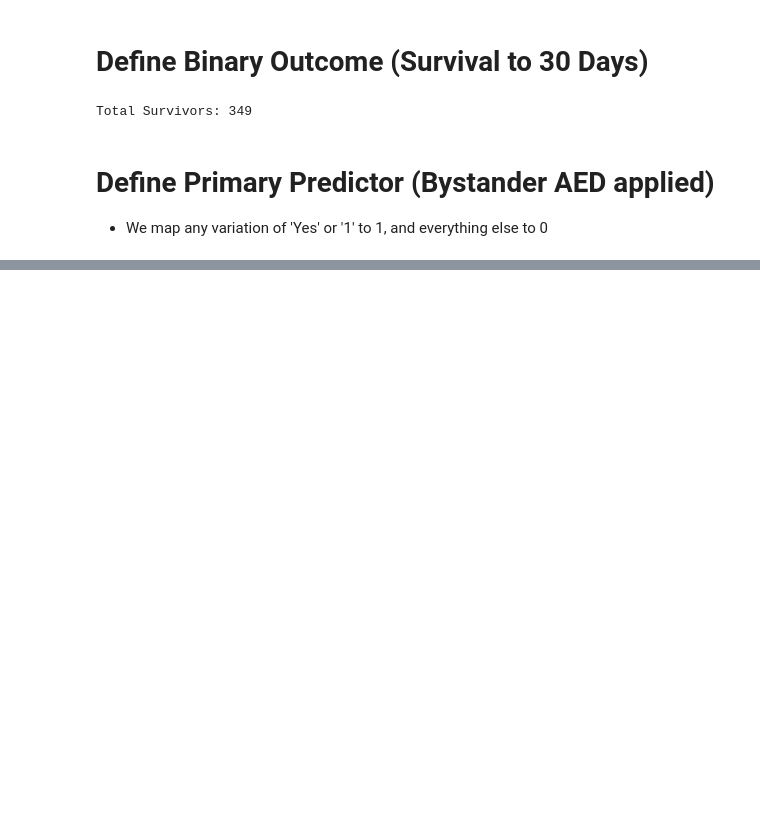
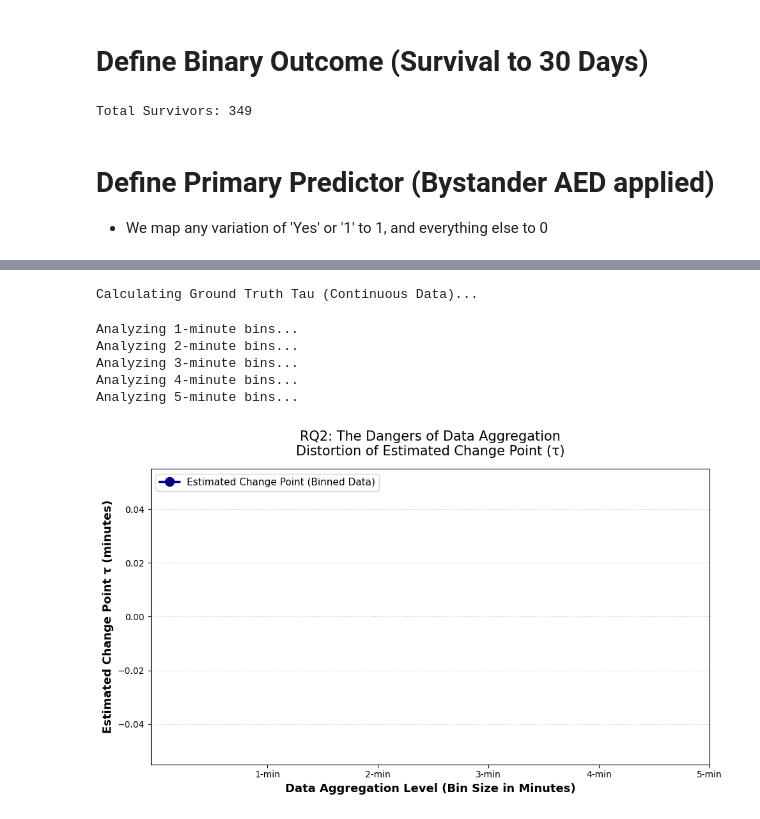
Before and after one commit to axellee1994/AED-OHCA, a Jupyter notebook: src/Survival_Curve_Analysis/Research_Question_2/rq2.ipynb, the cells around one changed output, grey strips where cells are left out. Cells and saved outputs as stored; diff of their text form; code cells hidden in the pictures; blank space fills up the shorter version.

```diff
--- a/src/Survival_Curve_Analysis/Research_Question_2/rq2.ipynb
+++ b/src/Survival_Curve_Analysis/Research_Question_2/rq2.ipynb
@@ -77,4 +75 @@ df.loc[:, 'AED_Applied_Binary'] = df[aed_col].astype(str).str.contains('Yes|Appl
-# %%
-model_vars = ['Survival_Binary', 'AED_Applied_Binary', 'Time_to_Defib']
-df_clean = df.dropna(subset=model_vars).copy()
 # %%
@@ -216,0 +115,77 @@ plt.show()
+# %%
+# ==========================================
+# STEP 1: PREPARATION & GROUND TRUTH
+# ==========================================
+rq2_df = df[df['Time_to_Defib'].notna()].copy()
+rq2_df['Survived'] = rq2_df['Outcome of patient'].str.contains('Discharged Alive', case=False, na=False).astype(int)
+tau_grid = np.arange(1.0, 15.1, 0.1)
+
+print("Calculating Ground Truth Tau (Continuous Data)...")
+ground_truth_tau = find_optimal_tau(rq2_df, 'Time_to_Defib', 'Survived', tau_grid)
+# %% [output]
+Calculating Ground Truth Tau (Continuous Data)...
+# %%
+# ==========================================
+# STEP 2: BINNING DISTORTION CALCULATION
+# ==========================================
+bin_sizes = [1, 2, 3, 4, 5]
+discovered_taus = []
+
+for bin_sz in bin_sizes:
+    print(f"Analyzing {bin_sz}-minute bins...")
+    df_temp = rq2_df.copy()
+    bins = np.arange(0, df_temp['Time_to_Defib'].max() + bin_sz + 1, bin_sz)
+    df_temp['Time_Bin'] = pd.cut(df_temp['Time_to_Defib'], bins=bins, right=False)
+    df_temp['Binned_Time'] = df_temp['Time_Bin'].apply(lambda x: x.mid).astype(float)
+
+    binned_tau = find_optimal_tau(df_temp, 'Binned_Time', 'Survived', tau_grid)
+    discovered_taus.append(binned_tau)
+# %% [output]
+Analyzing 1-minute bins...
+Analyzing 2-minute bins...
+Analyzing 3-minute bins...
+Analyzing 4-minute bins...
+Analyzing 5-minute bins...
+# %%
+# ==========================================
+# STEP 3: UPDATED PLOTTING
+# ==========================================
+plt.figure(figsize=(10, 6))
+
+# Plot the distortion curve
+plt.plot(bin_sizes, discovered_taus, marker='o', markersize=10, linestyle='-', linewidth=2.5,
+         color='navy', label='Estimated Change Point (Binned Data)')
+
+# Plot Ground Truth Line
+if ground_truth_tau is not None:
+    plt.axhline(y=ground_truth_tau, color='red', linestyle='--', linewidth=2, alpha=0.8,
+                label=f'Ground Truth Threshold ({ground_truth_tau:.1f} min)')
+
+# Annotate Distortion Percentages
+for i, txt in enumerate(discovered_taus):
+    if pd.notna(txt):
+        if ground_truth_tau:
+            distortion = ((txt - ground_truth_tau) / ground_truth_tau) * 100
+            sign = "+" if distortion > 0 else ""
+            label = f"{txt:.1f}m\n({sign}{distortion:.1f}%)"
+        else:
+            label = f"{txt:.1f}m"
+
+        plt.annotate(label, (bin_sizes[i], discovered_taus[i]),
+                     textcoords="offset points", xytext=(0,15), ha='center',
+                     fontsize=10, fontweight='bold', color='#2c3e50',
+                     bbox=dict(facecolor='white', alpha=0.7, edgecolor='none', pad=1))
+
+# Formatting
+plt.title('RQ2: The Dangers of Data Aggregation\nDistortion of Estimated Change Point (τ)', fontsize=15, pad=15)
+plt.ylabel('Estimated Change Point τ (minutes)', fontsize=13, fontweight='bold')
+plt.xlabel('Data Aggregation Level (Bin Size in Minutes)', fontsize=13, fontweight='bold')
+plt.xticks(bin_sizes, [f"{b}-min" for b in bin_sizes])
+plt.grid(axis='y', linestyle=':', alpha=0.7)
+plt.legend(fontsize=11, loc='upper left', frameon=True)
+plt.tight_layout()
+
+# This command is what actually forces Jupyter to display the graph!
+plt.show()
+# %% [output]
+[figure, added]
```
Also changed, not shown: parts of 6 cells of this notebook, 1 other file.
